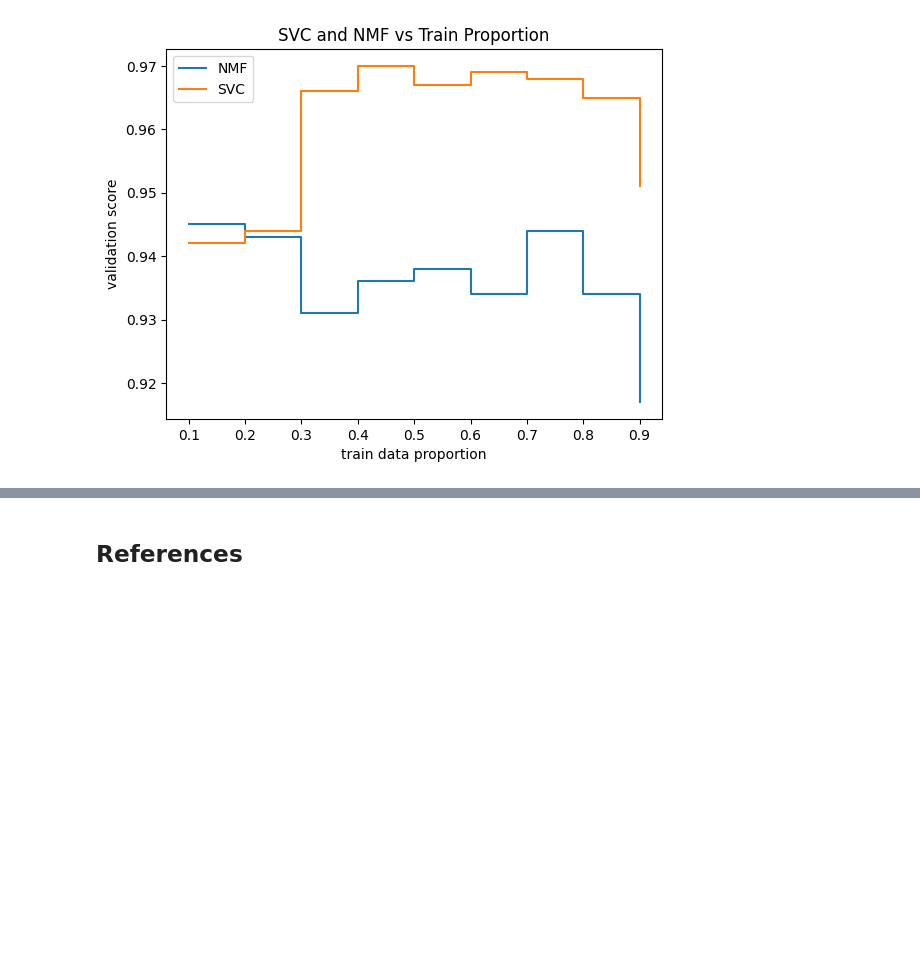
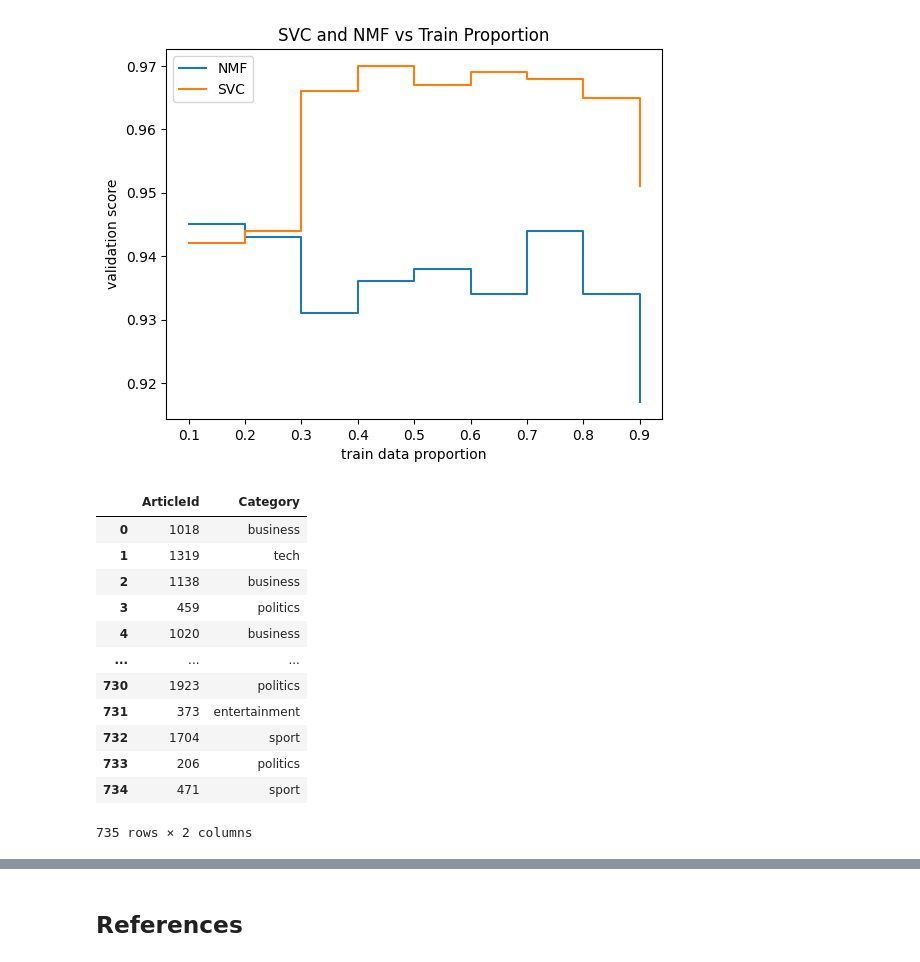
Before and after one commit to BlueJayVRStudio/CSCA5632_miniproj, a Jupyter notebook: BBCNewsClassification.ipynb, the cells around one changed output, grey strips where cells are left out. Drawn from its saved outputs; the diff is of its cells as text; code cells hidden in the pictures; blank space fills up the shorter version.

```diff
--- a/BBCNewsClassification.ipynb
+++ b/BBCNewsClassification.ipynb
@@ -744,3 +762,35 @@ ax.legend()
 plt.show()
 # %% [output]
 [figure]
+# %%
+# try 0.1 train size for Kaggle submission
+
+tfidf_test = best_vectorizer.transform(df_test.Text)
+nmf_test = nmf_models[1].transform(tfidf_test)
+yp = np.argmax(nmf_test, axis=1)
+cluster_to_index = np.take(permutation, yp)
+
+prediction = np.take(unique_labels, cluster_to_index)
+
+result = pd.DataFrame()
+result['ArticleId'] = df_test.ArticleId
+result['Category'] = prediction
+
+result.to_csv('./results/sparse_data.csv', index=False)
+result
+
+# Kaggle Score: 32.789%
+# %% [output]
+|  | ArticleId | Category |
+| 0 | 1018 | business |
+| 1 | 1319 | tech |
+| 2 | 1138 | business |
+| 3 | 459 | politics |
+| 4 | 1020 | business |
+| ... | ... | ... |
+| 730 | 1923 | politics |
+| 731 | 373 | entertainment |
+| 732 | 1704 | sport |
+| 733 | 206 | politics |
+| 734 | 471 | sport |
+735 rows × 2 columns
```
Also changed, not shown: parts of 5 cells of this notebook, 19 other files.
